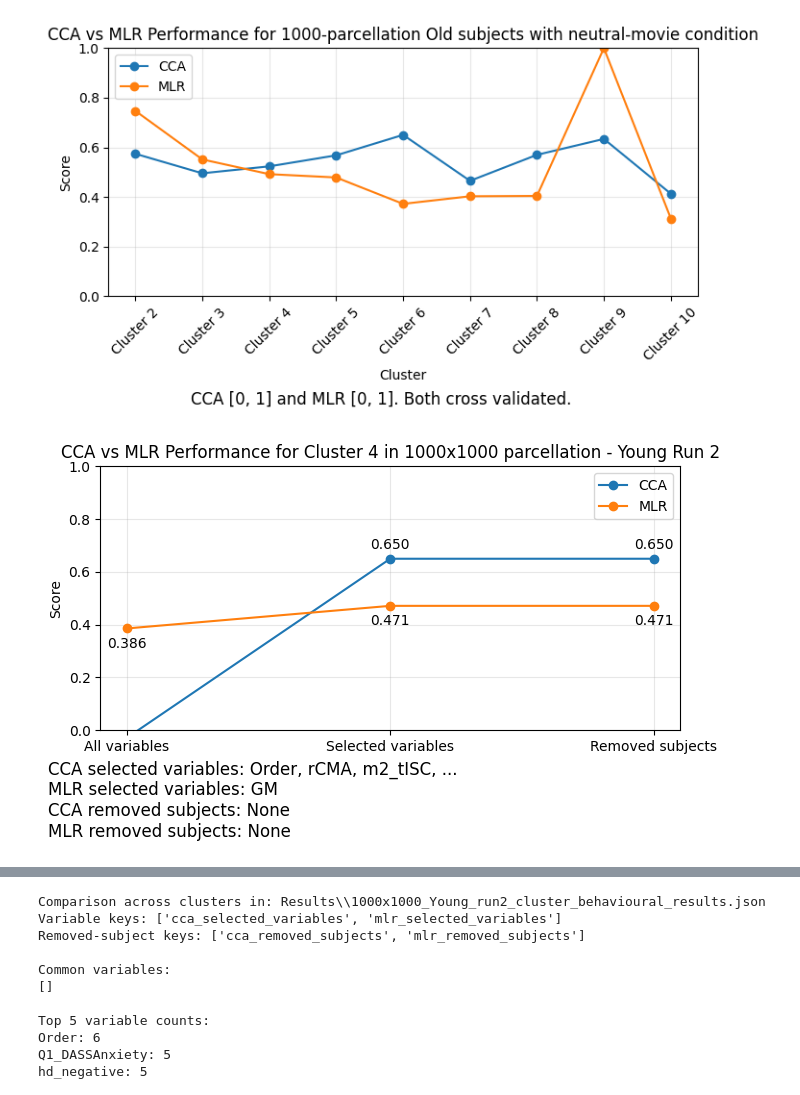
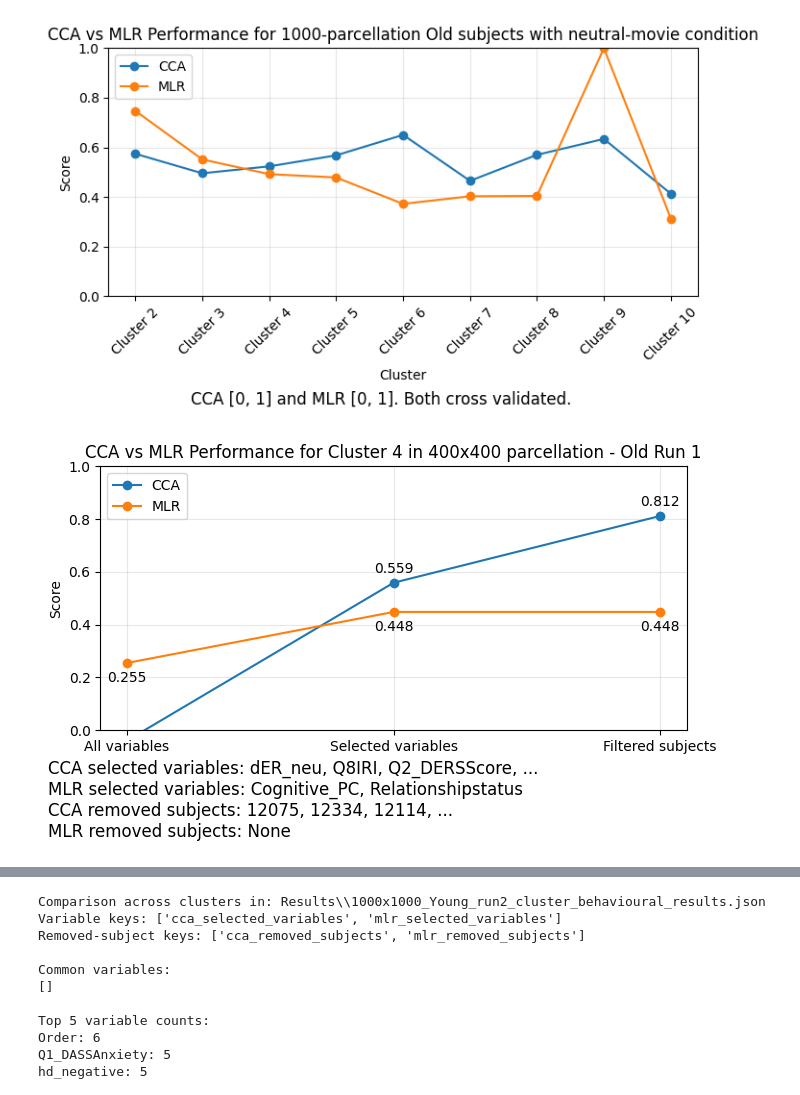
Before and after one commit to Oddrne/Master-Thesis-Autoencoder-and-UMAP-clustering-on-functional-connectivity, a Jupyter notebook: main.ipynb, the cells around one changed output, grey strips where cells are left out. Drawn from its saved outputs; the diff is of its cells as text; code cells hidden in the pictures.

```diff
--- a/main.ipynb
+++ b/main.ipynb
@@ -790,30 +851,30 @@ results = plot_cca_mlr_across_clusters(json_path, title=title, save_path=save_pa
 # %%
 from Evaluate_models_clean import plot_single_cluster_cca_mlr_variants
 
-parcellation = 1000
-Age = "Y"
-run = 2
+parcellation = 400
+Age = "O"
+run = 1
 
 if Age == "Y":
     n_subjects = 71
     Age_name = "Young"
 elif Age == "O":
     n_subjects = 68
     Age_name = "Old"
 
 ids = f"{parcellation}x{parcellation}_{n_subjects}_{Age}_subjects_run{run}_cluster_"
 cluster_number = 4
 
 if run == 1:
     movie = "neutral"
 elif run == 2:
     movie = "negative"
 title = f"CCA vs MLR Performance for {parcellation}-parcellation {Age_name} subjects with {movie}-movie condition - Cluster {cluster_number}"
 
 json_path = f"Results\\{parcellation}x{parcellation}_{Age_name}_run{run}_cluster_behavioural_results.json"
 title = f"CCA vs MLR Performance for Cluster {cluster_number} in {parcellation}x{parcellation} parcellation - {Age_name} Run {run}"
 save_path = f"Figures\\CCA and MLR scores for best cluster\\{parcellation}x{parcellation}_{Age_name}_run{run}_cluster_{cluster_number}_metric_relationship.png"
 
 results = plot_single_cluster_cca_mlr_variants(json_path=json_path, cluster_number=cluster_number, title=title, figsize=(7, 4),save_path=save_path)
 # %% [output]
-[figure, old version]
+[figure, new version]
```
Also changed, not shown: parts of 5 cells of this notebook, 11 other files.
